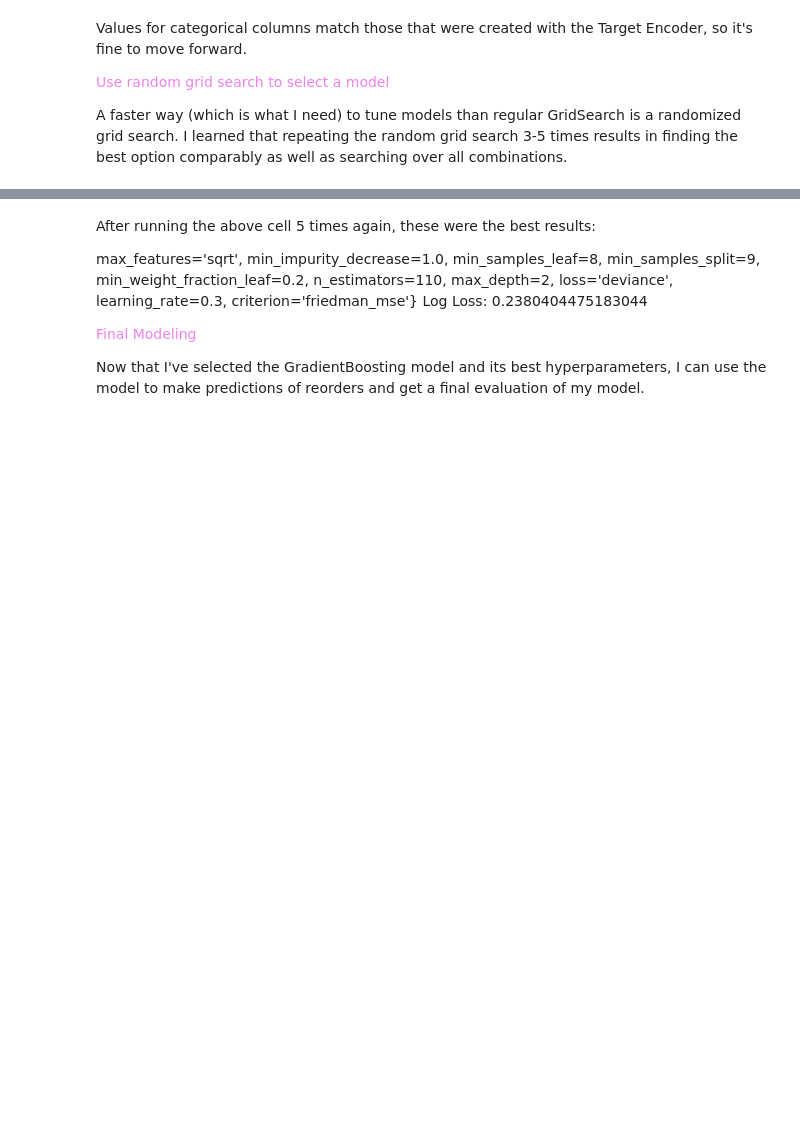
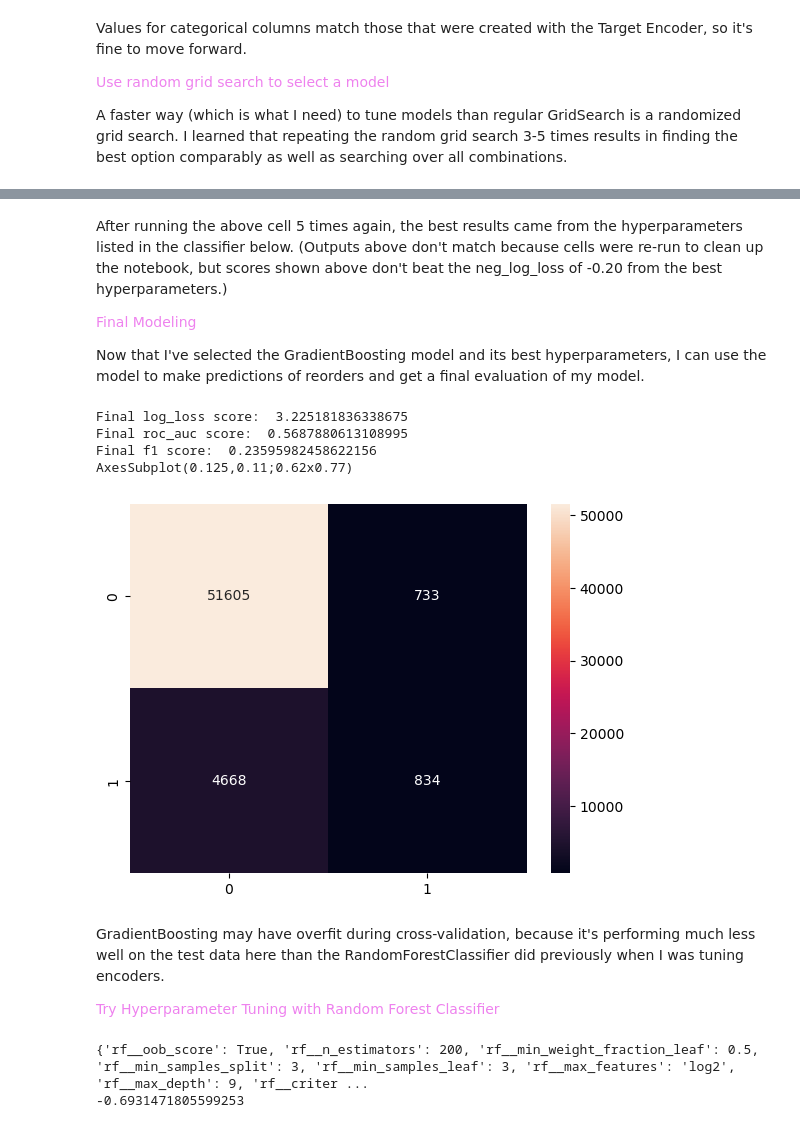
Before and after one commit to fractaldatalearning/Capstone2, a Jupyter notebook: notebooks/8-kl-modeling.ipynb, the cells around one changed output, grey strips where cells are left out. Drawn from its saved outputs; the diff is of its cells as text; code cells hidden in the pictures; blank space fills up the shorter version.

Commit message:
modeling draft

```diff
--- a/notebooks/8-kl-modeling.ipynb
+++ b/notebooks/8-kl-modeling.ipynb
@@ -186,19 +187,54 @@ Audio(sound_file, autoplay=True)
 # %% [markdown]
-After running the above cell 5 times again, these were the best results:
-
-max_features='sqrt', min_impurity_decrease=1.0, min_samples_leaf=8, min_samples_split=9, min_weight_fraction_leaf=0.2, n_estimators=110, max_depth=2, loss='deviance', learning_rate=0.3, criterion='friedman_mse'}
-Log Loss: 0.2380404475183044
+After running the above cell 5 times again, the best results came from the hyperparameters listed in the classifier below. (Outputs above don't match because cells were re-run to clean up the notebook, but scores shown above don't beat the neg_log_loss of -0.20 from the best hyperparameters.)
 
 <font color='violet'>Final Modeling</font>
 
 Now that I've selected the GradientBoosting model and its best hyperparameters, I can use the model to make predictions of reorders and get a final evaluation of my model.
 # %%
-gb = ensemble.GradientBoostingClassifier(random_state=43, )
+gb = ensemble.GradientBoostingClassifier(random_state=43, max_features='auto',
+                                         min_impurity_decrease=0.3, min_samples_leaf=6,
+                                         min_samples_split=4, min_weight_fraction_leaf=0.1,
+                                         n_estimators=150, max_depth=5, loss='exponential',
+                                         learning_rate=0.3)
+
 gb.fit(X_train_scaled, y_train)
 y_pred = gb.predict(X_test_scaled)
 
 print('Final log_loss score: ', metrics.log_loss(y_test, y_pred))
 print('Final roc_auc score: ', metrics.roc_auc_score(y_test, y_pred))
 print('Final f1 score: ', metrics.f1_score(y_test, y_pred))
 cm = metrics.confusion_matrix(y_test, y_pred)
 print(sns.heatmap(cm, annot=True, fmt='g'))
+# %% [output]
+Final log_loss score:  3.225181836338675
+Final roc_auc score:  0.5687880613108995
+Final f1 score:  0.23595982458622156
+AxesSubplot(0.125,0.11;0.62x0.77)
+[figure, added]
+# %% [markdown]
+GradientBoosting may have overfit during cross-validation, because it's performing much less well on the test data here than the RandomForestClassifier did previously when I was tuning encoders.
+
+<font color='violet'>Try Hyperparameter Tuning with Random Forest Classifier</font>
+# %%
+rf = ensemble.RandomForestClassifier(random_state=43)
+params = dict(rf__n_estimators=list(np.arange(100,201,10)),
+              rf__criterion=['gini', 'entropy'],
+              rf__max_depth=list(np.arange(2,21)),
+              rf__min_samples_split=[2,3,4,5],
+              rf__min_samples_leaf=[1,2,3,4,5],
+              rf__min_weight_fraction_leaf=[0,0.1,0.2,0.3,0.4,0.5],
+              rf__max_features=['sqrt', 'log2', None],
+              rf__oob_score=[True,False],
+              rf__class_weight=['balanced', 'balanced_subsample'],
+              rf__ccp_alpha=list(np.arange(0,1.1,0.1)))
+
+pipeline = Pipeline([('rf', rf)])
+
+rs = model_selection.RandomizedSearchCV(estimator=pipeline, param_distributions=params,
+                                        scoring='neg_log_loss', error_score='raise')
+rs.fit(X_train_scaled, y_train)
+print(rs.best_params_)
+print(rs.best_score_)
+# %% [output]
+{'rf__oob_score': True, 'rf__n_estimators': 200, 'rf__min_weight_fraction_leaf': 0.5, 'rf__min_samples_split': 3, 'rf__min_samples_leaf': 3, 'rf__max_features': 'log2', 'rf__max_depth': 9, 'rf__criter ...
+-0.6931471805599253
```
Also changed, not shown: parts of 11 cells of this notebook, 1 other file.
